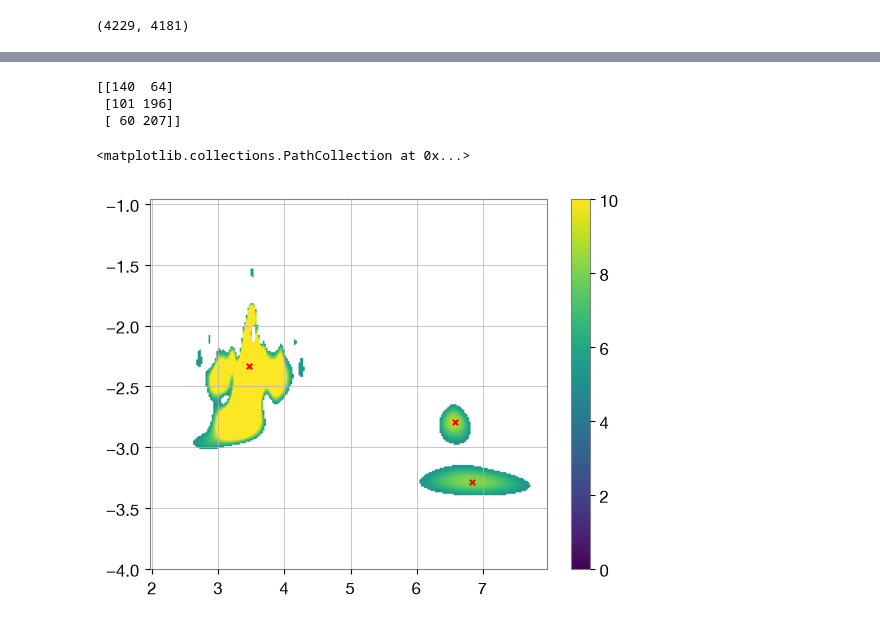
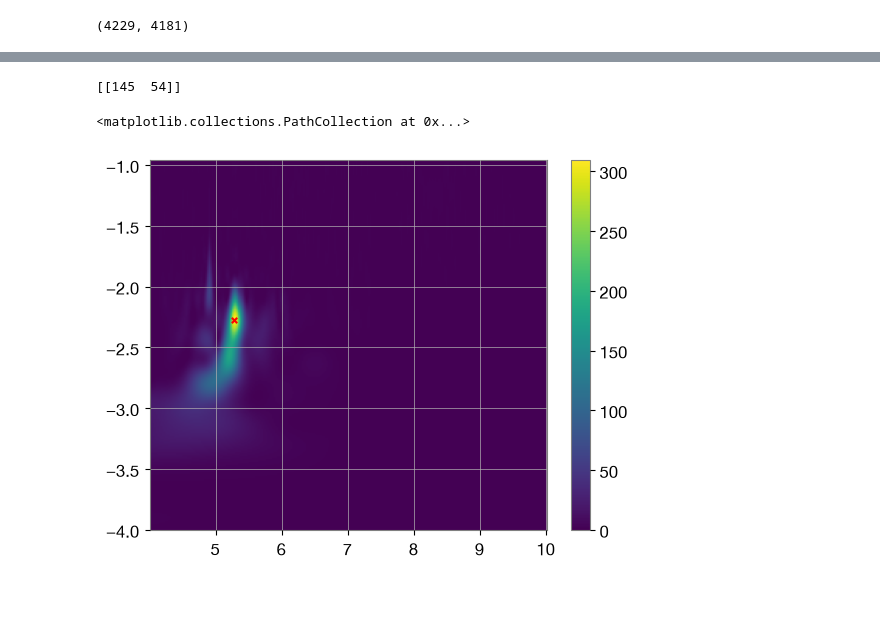
Before and after one commit to AryamannRao/LISAGlitchSignalClassifier, a Jupyter notebook: src/notebooks/search_algorithm.ipynb, the cells around one changed output, grey strips where cells are left out. Saved outputs shown, nothing was run; the diff lists cells and outputs as text; code cells hidden in the pictures; blank space fills up the shorter version.

```diff
--- a/src/notebooks/search_algorithm.ipynb
+++ b/src/notebooks/search_algorithm.ipynb
@@ -205,3 +57,0 @@ time_idx = transient_dict['time_index'][idx]
-# %%
-label = [1, 1]
-sum(label)
@@ -300,4 +99,4 @@ def filter_by_snr(dataset_path, training_dict, label, threshold=8):
     good_idx = np.array(good_idx)
     return idx[good_idx]
 # %%
-good_glitch = filter_by_snr(glitch_dataset_path, label=[0,1])
+good = filter_by_snr(glitch_dataset_path, training_dict, label=[0,1], threshold=8)
@@ -522,8 +350,12 @@ array([], dtype=int64)
 len(good2), len(good)
 # %% [output]
 (4229, 4181)
+# %%
+with h5py.File(mixed_dataset_path, 'r+') as h5:
+    t_qscan = h5['t_qscan'][:]
+    f_qscan = h5['f_qscan'][:]
 # %%
-idx = [9759]
+idx = [11785]
 images = training_dict['images'][idx]
 sim_idx = training_dict['sim_index'][idx]
 time_idx = training_dict['time_index'][idx]
@@ -535,8 +367,7 @@ f_axes = f_qscan[sim_idx, time_idx, :, :]
 threshold = 8
 good_idx, counts = [], []
 for index in range(images.shape[0]):
-    if index == 10:
-        break
+    start = time.time()
     F_opt, T_opt = [], []
     for j in range(snrs.shape[-1]):
         snr = snrs[index, :, :, j]
@@ -555,10 +386,10 @@ for index in range(images.shape[0]):
         continue
     try:
         samples = np.vstack((T_opt, F_opt))
-        kde = gaussian_kde(samples)
+        kde = gaussian_kde(samples, bw_method=0.2)
 
-        times = np.linspace(np.min(T_opt), np.max(T_opt), 50)
-        log_freqs = np.linspace(np.min(F_opt), np.max(F_opt), 50)
+        times = np.linspace(np.min(T_opt), np.max(T_opt), 30)
+        log_freqs = np.linspace(np.min(F_opt), np.max(F_opt), 30)
 
         TT, FF = np.meshgrid(times, log_freqs, indexing="xy")
         points = np.vstack((TT.ravel(), FF.ravel()))
@@ -573,5 +404,7 @@ for index in range(images.shape[0]):
     except Exception as e:
         print(f"Sample {index}: {e}")
         counts.append(0)
+    end = time.time()
+    print((end-start)*7500/60)
     #if index%10 == 0:
         #   print(f'Image {index} out of {images.shape[0]} done')
@@ -596,22 +425,20 @@ array([[171,  52]])
 # %%
 image = images[0,:,:,0]
 snr = np.sqrt(image**2 - 1)
-snr[snr < 5] = np.nan
+#snr[snr < 16] = np.nan
 
 image2 = image.copy()
-image2[snr < 5] == 0
+image2[(snr < 8) | np.isnan(snr)] = 0
 coords = peak_local_max(image2, min_distance=10,
-                threshold_rel=0.04,exclude_border=False)
+                threshold_rel=0.5,exclude_border=False)
 print(coords)
 
-plt.imshow(snr, extent=[t_axis[0], t_axis[-1], f_axis[0], f_axis[-1]],\
+plt.imshow(image, extent=[t_axis[0], t_axis[-1], f_axis[0], f_axis[-1]],\
      aspect='auto', origin='lower')
-plt.clim(0, 10)
+#plt.clim(0, 10)
 plt.colorbar()
 plt.scatter(t_axis[coords[:,1]], f_axis[coords[:,0]], s=15, color='red', marker='x')
 # %% [output]
-[[140  64]
- [101 196]
- [ 60 207]]
+[[145  54]]
 <matplotlib.collections.PathCollection at 0x...>
-[figure, old version]
+[figure, new version]
```
Also changed, not shown: parts of 39 cells of this notebook, 5 other files.
